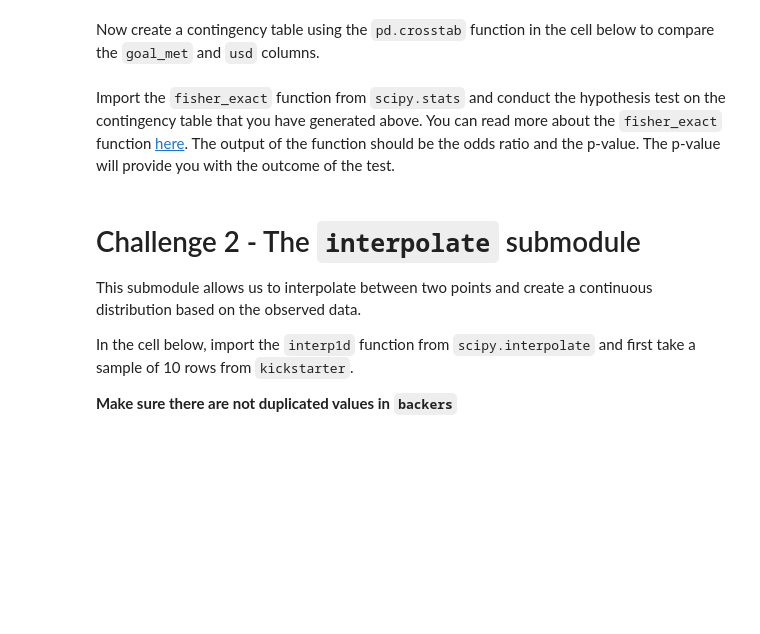
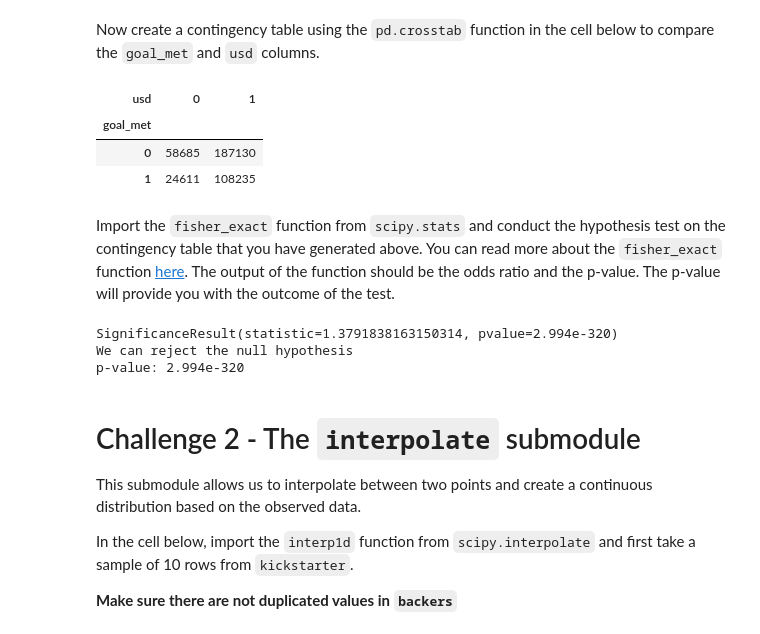
Before and after one commit to ta-data-lis/lab-intro-to-scipy, a Jupyter notebook: your-code/main.ipynb, the cells around one changed output. Drawn from its saved outputs; the diff is of its cells as text; code cells hidden in the pictures; blank space fills up the shorter version.

```diff
--- a/your-code/main.ipynb
+++ b/your-code/main.ipynb
@@ -40,8 +88,23 @@ Let's perform Fisher's exact test on our KickStarter data. We intend to test the
+# %%
+# Your code here:
+
+kickstarter["goal_met"] = np.where(kickstarter["usd_pledged_real"] >
+                                   kickstarter["usd_goal_real"], 1, 0)
 # %% [markdown]
 Next, create a column that checks whether the currency of the project is in US Dollars. Create a column called `usd` using the `np.where` function where if the currency is US Dollars, assign a value of 1 to the row and 0 otherwise.
 # %%
 # Your code here:
+
+kickstarter["usd"] = np.where(kickstarter["currency"] == "USD", 1, 0)
 # %% [markdown]
 Now create a contingency table using the `pd.crosstab` function in the cell below to compare the `goal_met` and `usd` columns.
+# %%
+cont_table = pd.crosstab(kickstarter["goal_met"], kickstarter["usd"])
+cont_table
+# %% [output]
+| usd | 0 | 1 |
+| goal_met |  |  |
+| 0 | 58685 | 187130 |
+| 1 | 24611 | 108235 |
 # %% [markdown]
 Import the `fisher_exact` function from `scipy.stats` and conduct the hypothesis test on the contingency table that you have generated above. You can read more about the `fisher_exact` function [here](https://docs.scipy.org/doc/scipy/reference/generated/scipy.stats.fisher_exact.html#scipy.stats.fisher_exact). The output of the function should be the odds ratio and the p-value. The p-value will provide you with the outcome of the test.
@@ -49,0 +111,21 @@ Import the `fisher_exact` function from `scipy.stats` and conduct the hypothesis
+# %%
+# Your code here:
+
+# H0: there is no impact of the choice of currency on the pledge goal
+# H1: there is an impact of the choice of currency on the pledge goal
+
+from scipy.stats import fisher_exact
+
+fisher_exact = fisher_exact(cont_table)
+print(fisher_exact)
+
+if fisher_exact.pvalue < 0.05:
+    print("We can reject the null hypothesis")
+else:
+    print("We can not reject the null hypothesis")
+
+print("p-value:", fisher_exact.pvalue)
+# %% [output]
+SignificanceResult(statistic=1.3791838163150314, pvalue=2.994e-320)
+We can reject the null hypothesis
+p-value: 2.994e-320
```
Also changed, not shown: parts of 20 cells of this notebook.
